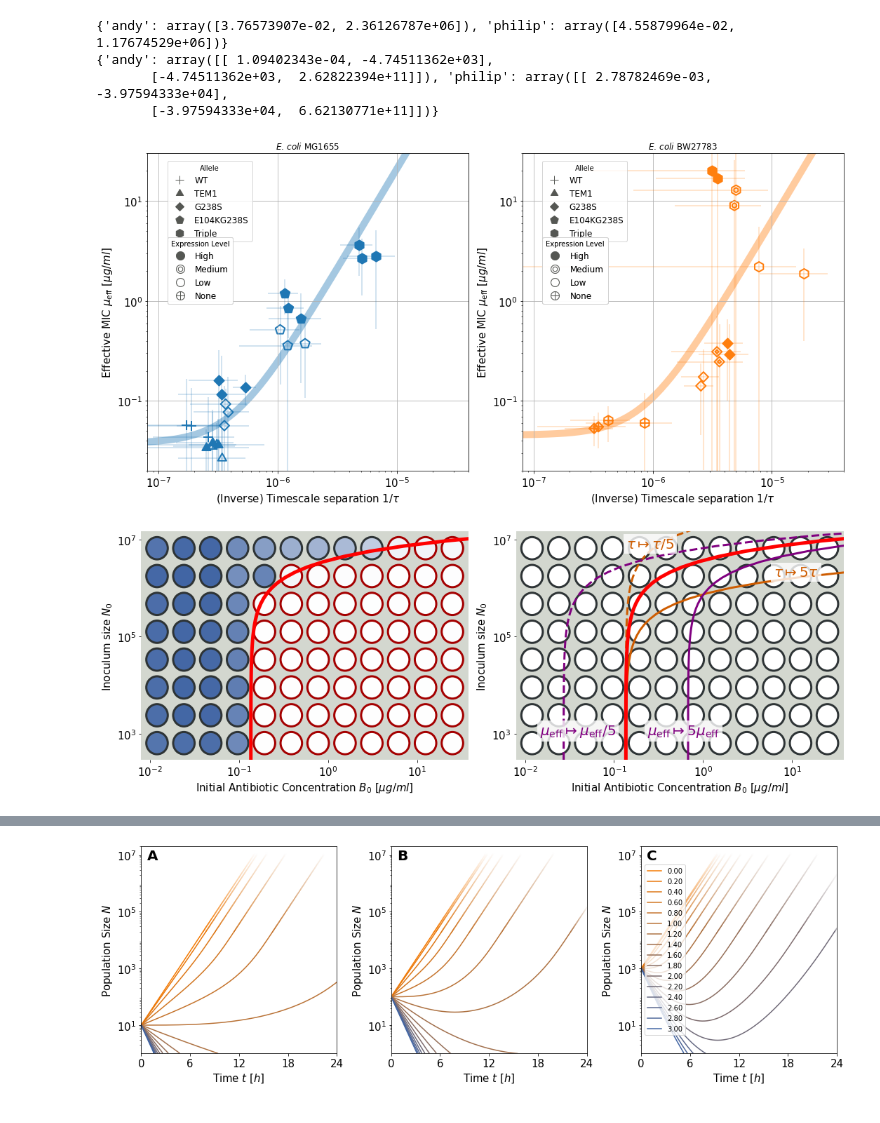
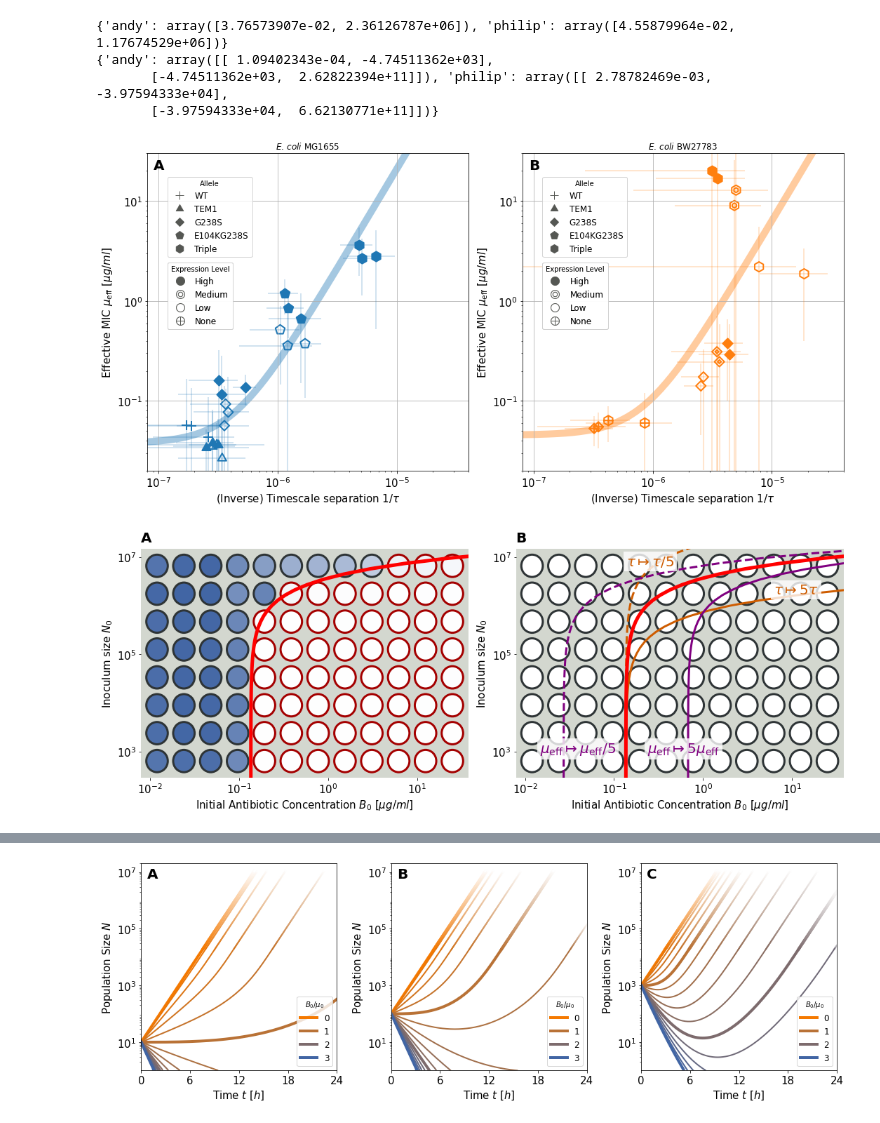
Before and after one commit to Michael000777/antibiotics, a Jupyter notebook: plots/plots for manuscript.ipynb, the cells around one changed output, grey strips where cells are left out. Drawn from its saved outputs; the diff is of its cells as text; code cells hidden in the pictures.

Commit message:
updated figures

```diff
--- a/plots/plots for manuscript.ipynb
+++ b/plots/plots for manuscript.ipynb
@@ -135,6 +135,9 @@ philip_label = r'$E.\,coli~\mathrm{BW27783}$'
 
 def PlotTauMIC(filename = 'tau_smic.pdf', exclude_experiment_keys = [], separate_strains = False, show_errors = False):
 
+    legendpos_allele  = (0.05,0.94)
+    legendpos_exprlvl = (0.05,0.67)
+    legendpos_strain  = (0.05,0.50)
 
     def logmueff(tau,m0,phi):
         return np.log((1+phi**2/tau**2)*m0)
@@ -191,7 +194,7 @@ def PlotTauMIC(filename = 'tau_smic.pdf', exclude_experiment_keys = [], separate
     if not separate_strains:
         allele_legend_markers = [matplotlib.lines.Line2D([0],[0], marker = polygon(corners = marker), color = legendcolor, markersize = 12, linestyle='None') for label,marker in alleles.items()]
         allele_legend_labels  = [label for label,marker in alleles.items()]
-        allele_legend = plt.legend(allele_legend_markers, allele_legend_labels, title = 'Allele',bbox_to_anchor=(0.05,0.99), loc = 'upper left', fontsize = legend_fontsize)
+        allele_legend = plt.legend(allele_legend_markers, allele_legend_labels, title = 'Allele',bbox_to_anchor = legendpos_allele, loc = 'upper left', fontsize = legend_fontsize)
         axplot['andy'].add_artist(allele_legend)
 
         exprlvl_legend_markers = [  matplotlib.lines.Line2D([0],[0], marker = polygon(20, False),       markerfacecolor = legendcolor, markeredgecolor = legendcolor, linestyle = 'None', markersize = 12),
@@ -200,24 +203,26 @@ def PlotTauMIC(filename = 'tau_smic.pdf', exclude_experiment_keys = [], separate
                                     matplotlib.lines.Line2D([0],[0], marker = polygon(20, False, True), markerfacecolor = 'None',      markeredgecolor = legendcolor, linestyle = 'None', markersize = 12)]
         exprlvl_legend_labels  = ['High', 'Medium', 'Low', 'None']
 
-        exprlvl_legend = plt.legend(exprlvl_legend_markers, exprlvl_legend_labels, title = 'Expression Level', bbox_to_anchor = (.05,0.75), loc = 'upper left', fontsize = legend_fontsize)
+        exprlvl_legend = plt.legend(exprlvl_legend_markers, exprlvl_legend_labels, title = 'Expression Level', bbox_to_anchor = legendpos_exprlvl, loc = 'upper left', fontsize = legend_fontsize)
         axplot['andy'].add_artist(exprlvl_legend)
 
         strain_legend_markers = [   matplotlib.lines.Line2D([0],[0], marker = polygon(6,False), markerfacecolor = colors1['andy'],   markeredgecolor = colors1['andy'],   linestyle = 'None', markersize = 12),
                                     matplotlib.lines.Line2D([0],[0], marker = polygon(6,False), markerfacecolor = colors1['philip'], markeredgecolor = colors1['philip'], linestyle = 'None', markersize = 12)]
         strain_legend_labels  = [andy_label, philip_label]
-        axplot['andy'].legend(strain_legend_markers, strain_legend_labels, title = 'Strain', bbox_to_anchor = (.05, 0.54), loc = 'upper left', fontsize = legend_fontsize)
+        axplot['andy'].legend(strain_legend_markers, strain_legend_labels, title = 'Strain', bbox_to_anchor = legendpos_strain, loc = 'upper left', fontsize = legend_fontsize)
         axplot['andy'].grid()
+        #axplot['andy'].annotate('A',[.03,.93],weight='bold',fontsize = panelID_fontsize, xycoords = 'axes fraction')
+
 
     else:
         allele_legend_markers1 = [matplotlib.lines.Line2D([0],[0], marker = polygon(corners = marker), color = legendcolor, markersize = 12, linestyle='None') for label,marker in alleles.items()]
         allele_legend_labels1  = [label for label,marker in alleles.items()]
-        allele_legend1 = axplot['andy'].legend(allele_legend_markers1, allele_legend_labels1, title = 'Allele',bbox_to_anchor=(0.05,0.99), loc = 'upper left', fontsize = legend_fontsize)
+        allele_legend1 = axplot['andy'].legend(allele_legend_markers1, allele_legend_labels1, title = 'Allele',bbox_to_anchor = legendpos_allele, loc = 'upper left', fontsize = legend_fontsize)
         axplot['andy'].add_artist(allele_legend1)
 
         allele_legend_markers2 = [matplotlib.lines.Line2D([0],[0], marker = polygon(corners = marker), color = legendcolor, markersize = 12, linestyle='None') for label,marker in alleles.items()]
         allele_legend_labels2  = [label for label,marker in alleles.items()]
-        allele_legend2 = axplot['philip'].legend(allele_legend_markers2, allele_legend_labels2, title = 'Allele',bbox_to_anchor=(0.05,0.99), loc = 'upper left', fontsize = legend_fontsize)
+        allele_legend2 = axplot['philip'].legend(allele_legend_markers2, allele_legend_labels2, title = 'Allele',bbox_to_anchor = legendpos_allele, loc = 'upper left', fontsize = legend_fontsize)
         axplot['philip'].add_artist(allele_legend2)
 
         exprlvl_legend_markers1 = [  matplotlib.lines.Line2D([0],[0], marker = polygon(20, False),       markerfacecolor = legendcolor, markeredgecolor = legendcolor, linestyle = 'None', markersize = 12),
@@ -225,7 +230,7 @@ def PlotTauMIC(filename = 'tau_smic.pdf', exclude_experiment_keys = [], separate
                                      matplotlib.lines.Line2D([0],[0], marker = polygon(20, False),       markerfacecolor = 'None',      markeredgecolor = legendcolor, linestyle = 'None', markersize = 12),
                                      matplotlib.lines.Line2D([0],[0], marker = polygon(20, False, True), markerfacecolor = 'None',      markeredgecolor = legendcolor, linestyle = 'None', markersize = 12)]
         exprlvl_legend_labels1  = ['High', 'Medium', 'Low', 'None']
-        exprlvl_legend1 = axplot['andy'].legend(exprlvl_legend_markers1, exprlvl_legend_labels1, title = 'Expression Level', bbox_to_anchor = (.05,0.75), loc = 'upper left', fontsize = legend_fontsize)
+        exprlvl_legend1 = axplot['andy'].legend(exprlvl_legend_markers1, exprlvl_legend_labels1, title = 'Expression Level', bbox_to_anchor = legendpos_exprlvl, loc = 'upper left', fontsize = legend_fontsize)
         axplot['andy'].add_artist(exprlvl_legend1)
 
         exprlvl_legend_markers2 = [  matplotlib.lines.Line2D([0],[0], marker = polygon(20, False),       markerfacecolor = legendcolor, markeredgecolor = legendcolor, linestyle = 'None', markersize = 12),
@@ -233,11 +238,15 @@ def PlotTauMIC(filename = 'tau_smic.pdf', exclude_experiment_keys = [], separate
                                      matplotlib.lines.Line2D([0],[0], marker = polygon(20, False),       markerfacecolor = 'None',      markeredgecolor = legendcolor, linestyle = 'None', markersize = 12),
                                      matplotlib.lines.Line2D([0],[0], marker = polygon(20, False, True), markerfacecolor = 'None',      markeredgecolor = legendcolor, linestyle = 'None', markersize = 12)]
         exprlvl_legend_labels2  = ['High', 'Medium', 'Low', 'None']
-        exprlvl_legend2 = axplot['philip'].legend(exprlvl_legend_markers2, exprlvl_legend_labels2, title = 'Expression Level', bbox_to_anchor = (.05,0.75), loc = 'upper left', fontsize = legend_fontsize)
+        exprlvl_legend2 = axplot['philip'].legend(exprlvl_legend_markers2, exprlvl_legend_labels2, title = 'Expression Level', bbox_to_anchor = legendpos_exprlvl, loc = 'upper left', fontsize = legend_fontsize)
         axplot['philip'].add_artist(exprlvl_legend2)
 
         axplot['andy'].set_title(andy_label)
         axplot['philip'].set_title(philip_label)
+
+        axplot['andy'  ].annotate('A',[.02,.95],weight='bold',fontsize = panelID_fontsize, xycoords = 'axes fraction')
+        axplot['philip'].annotate('B',[.02,.95],weight='bold',fontsize = panelID_fontsize, xycoords = 'axes fraction')
+
 
         axplot['andy'].grid()
         axplot['philip'].grid()
@@ -261,7 +270,7 @@ PlotTauMIC(filename = 'fig4_tauscmic.pdf', exclude_experiment_keys=[], separate_
 {'andy': array([[ 1.09402343e-04, -4.74511362e+03],
        [-4.74511362e+03,  2.62822394e+11]]), 'philip': array([[ 2.78782469e-03, -3.97594333e+04],
        [-3.97594333e+04,  6.62130771e+11]])}
-[figure, old version]
+[figure, new version]
 # %%
 def grid2design(gridcoordinates, plate_size, griddesign = (12.,8.)):
     if isinstance(gridcoordinates[0],(list,tuple,np.ndarray)):
@@ -346,34 +355,36 @@ for x in range(platedata.shape[0]):
         plot_well(ax[0], [x,y], platedata[x,y], threshold, plate_size, platedata.shape)
         plot_well(ax[1], [x,y],              0,        -1, plate_size, platedata.shape)
 
 nlist             = np.exp(np.linspace(np.log(1e2),np.log(2e7),num=50))
 mspcurve          = design2grid(np.array([BfuncN(nlist,1/estimates['NB_tau'],estimates['NB_sMIC']),nlist]).T, plate_size)
 
 scalefactor       = 5.
 mspcurve_tau_inc  = design2grid(np.array([BfuncN(nlist,(1./scalefactor)/estimates['NB_tau'],estimates['NB_sMIC']),nlist]).T, plate_size)
 mspcurve_tau_dec  = design2grid(np.array([BfuncN(nlist,scalefactor/estimates['NB_tau'],estimates['NB_sMIC']),nlist]).T, plate_size)
 mspcurve_smic_inc = design2grid(np.array([BfuncN(nlist,1/estimates['NB_tau'],scalefactor*estimates['NB_sMIC']),nlist]).T, plate_size)
 mspcurve_smic_dec = design2grid(np.array([BfuncN(nlist,1/estimates['NB_tau'],(1./scalefactor)*estimates['NB_sMIC']),nlist]).T, plate_size)
 
 ax[0].plot(mspcurve[:,0],mspcurve[:,1], lw = 5, c = 'red', zorder = 100)
 ax[1].plot(mspcurve[:,0],mspcurve[:,1], lw = 5, c = 'red', zorder = 100)
 ax[1].plot(mspcurve_tau_inc[:,0],  mspcurve_tau_inc[:,1],  lw = 3, c = color_change_tau)
 ax[1].plot(mspcurve_tau_dec[:,0],  mspcurve_tau_dec[:,1],  lw = 3, c = color_change_tau, linestyle = '--')
 ax[1].plot(mspcurve_smic_inc[:,0], mspcurve_smic_inc[:,1], lw = 3, c = color_change_mu)
 ax[1].plot(mspcurve_smic_dec[:,0], mspcurve_smic_dec[:,1], lw = 3, c = color_change_mu, linestyle = '--')
 
 ax[1].annotate(r'$\tau\mapsto{}\tau$'.format(int(scalefactor)),                              [9.0,1.0], c = color_change_tau, fontsize = 20, weight = 'bold').set_bbox({'facecolor': 'white', 'alpha': .8,'edgecolor': None, 'linewidth': 0})
 ax[1].annotate(r'$\tau\mapsto\tau/{}$'.format(int(scalefactor)),                             [3.5,0.0], c = color_change_tau, fontsize = 20, weight = 'bold').set_bbox({'facecolor': 'white', 'alpha': .8,'edgecolor': None, 'linewidth': 0})
 ax[1].annotate(r'$\mu_\mathrm{{eff}}\mapsto{}\mu_\mathrm{{eff}}$'.format(int(scalefactor)),  [4.3,6.7], c = color_change_mu,  fontsize = 20, weight = 'bold').set_bbox({'facecolor': 'white', 'alpha': .8,'edgecolor': None, 'linewidth': 0})
 ax[1].annotate(r'$\mu_\mathrm{{eff}}\mapsto\mu_\mathrm{{eff}}/{}$'.format(int(scalefactor)), [0.3,6.7], c = color_change_mu,  fontsize = 20, weight = 'bold').set_bbox({'facecolor': 'white', 'alpha': .8,'edgecolor': None, 'linewidth': 0})
 
 adjust_ax(ax[0], plate_size)
 adjust_ax(ax[1], plate_size)
 fig.tight_layout()
+ax[0].annotate('A',[0,1.03],weight='bold',fontsize = panelID_fontsize, xycoords = 'axes fraction')
+ax[1].annotate('B',[0,1.03],weight='bold',fontsize = panelID_fontsize, xycoords = 'axes fraction')
 
 fig.savefig('fig3_platedata.pdf')
 # %% [output]
-[figure, old version]
+[figure, new version]
 # %%
 def adjust_ax_fig2_N(ax):
     ax.set_yscale('log')
@@ -506,24 +517,30 @@ sorted(abclist)
 
 for b0 in abclist:
     color = patch_color(float(b0)/3, color2 = [245,121,0], hexoutput=False)
-
-    PlotFadingTrajectory(ax[0], trajectories0010[b0]['time'].values, trajectories0010[b0]['N'].values, color1 = color, threshold2 = 1e7)
-    PlotFadingTrajectory(ax[1], trajectories0100[b0]['time'].values, trajectories0100[b0]['N'].values, color1 = color, threshold2 = 1e7)
-    PlotFadingTrajectory(ax[2], trajectories1000[b0]['time'].values, trajectories1000[b0]['N'].values, color1 = color, threshold2 = 1e7, label = '{}'.format(b0))
+    lgnd_label = None
+    plot_params = {'lw':2}
+    if int(float(b0)*10) % 10 == 0:
+        lgnd_label = '{:.0f}'.format(float(b0))
+        plot_params.update({'lw':4})
+    PlotFadingTrajectory(ax[0], trajectories0010[b0]['time'].values, trajectories0010[b0]['N'].values, color1 = color, threshold2 = 1e7, label = lgnd_label, plot_params = plot_params)
+    PlotFadingTrajectory(ax[1], trajectories0100[b0]['time'].values, trajectories0100[b0]['N'].values, color1 = color, threshold2 = 1e7, label = lgnd_label, plot_params = plot_params)
+    PlotFadingTrajectory(ax[2], trajectories1000[b0]['time'].values, trajectories1000[b0]['N'].values, color1 = color, threshold2 = 1e7, label = lgnd_label, plot_params = plot_params)
 adjust_ax_fig2_N(ax[0])
 adjust_ax_fig2_N(ax[1])
 adjust_ax_fig2_N(ax[2])
 
-ax[0].annotate('A',[0.7,7e6],weight='bold',fontsize = panelID_fontsize)
-ax[1].annotate('B',[0.7,7e6],weight='bold',fontsize = panelID_fontsize)
-ax[2].annotate('C',[0.7,7e6],weight='bold',fontsize = panelID_fontsize)
+ax[0].annotate('A',[.03,.93],weight='bold',fontsize = panelID_fontsize, xycoords = 'axes fraction')
+ax[1].annotate('B',[.03,.93],weight='bold',fontsize = panelID_fontsize, xycoords = 'axes fraction')
+ax[2].annotate('C',[.03,.93],weight='bold',fontsize = panelID_fontsize, xycoords = 'axes fraction')
 
-ax[2].legend(loc='center left')
+ax[0].legend(title=r'$B_0/\mu_0$', fontsize = legend_fontsize, loc = 'lower right')
+ax[1].legend(title=r'$B_0/\mu_0$', fontsize = legend_fontsize, loc = 'lower right')
+ax[2].legend(title=r'$B_0/\mu_0$', fontsize = legend_fontsize, loc = 'lower right')
 
 fig.tight_layout()
 fig.savefig('fig2_trajectories.pdf')
 # %% [output]
-[figure, old version]
+[figure, new version]
 # %%
 # classic growth measurements
 
```
Also changed, not shown: parts of 1 cell of this notebook.
